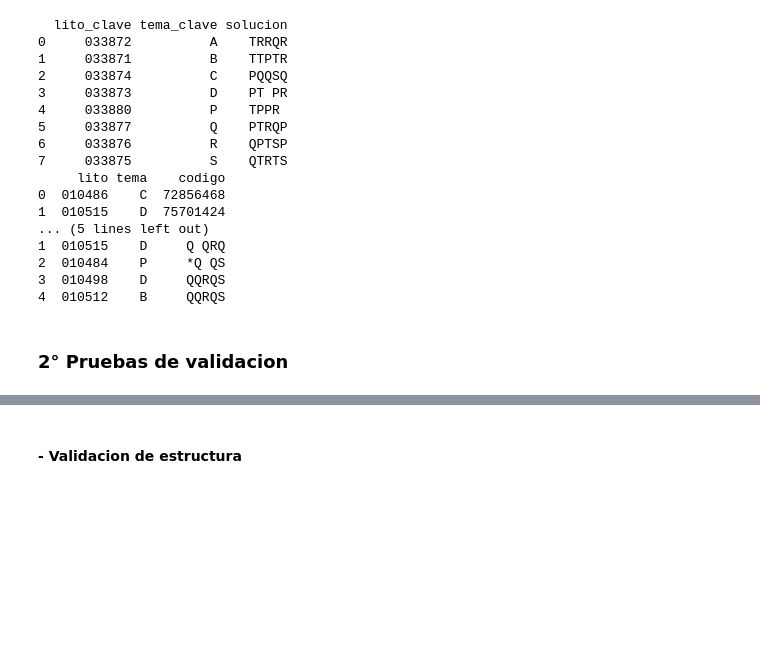
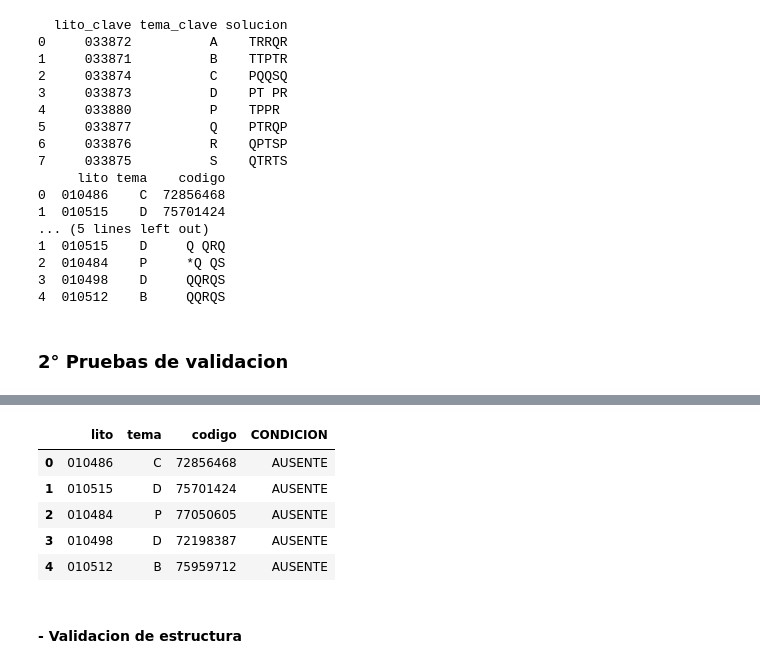
Before and after one commit to Ausubel/proyecto_admin, a Jupyter notebook: pruebas.ipynb, the cells around one changed output, grey strips where cells are left out. Cells and saved outputs as stored; diff of their text form; code cells hidden in the pictures; blank space fills up the shorter version.

```diff
--- a/pruebas.ipynb
+++ b/pruebas.ipynb
@@ -101,6 +101,17 @@ df_vacantes
 | 36 | 30 | 20 | 50 | 4 | 1 | 1 | 1 | ... |
 | 37 | 36 | 24 | 60 | 6 | 2 | 2 | 2 | ... |
 | 38 | 17 | 11 | 28 | 3 | 1 | 1 | 1 | ... |
+# %%
+df_identifi["CONDICION"] = "AUSENTE"
+# %%
+df_identifi
+# %% [output]
+|  | lito | tema | codigo | CONDICION |
+| 0 | 010486 | C | 72856468 | AUSENTE |
+| 1 | 010515 | D | 75701424 | AUSENTE |
+| 2 | 010484 | P | 77050605 | AUSENTE |
+| 3 | 010498 | D | 72198387 | AUSENTE |
+| 4 | 010512 | B | 75959712 | AUSENTE |
 # %% [markdown]
 #### - Validacion de estructura
 # %%
```
Also changed, not shown: parts of 3 cells of this notebook, 10 other files.
